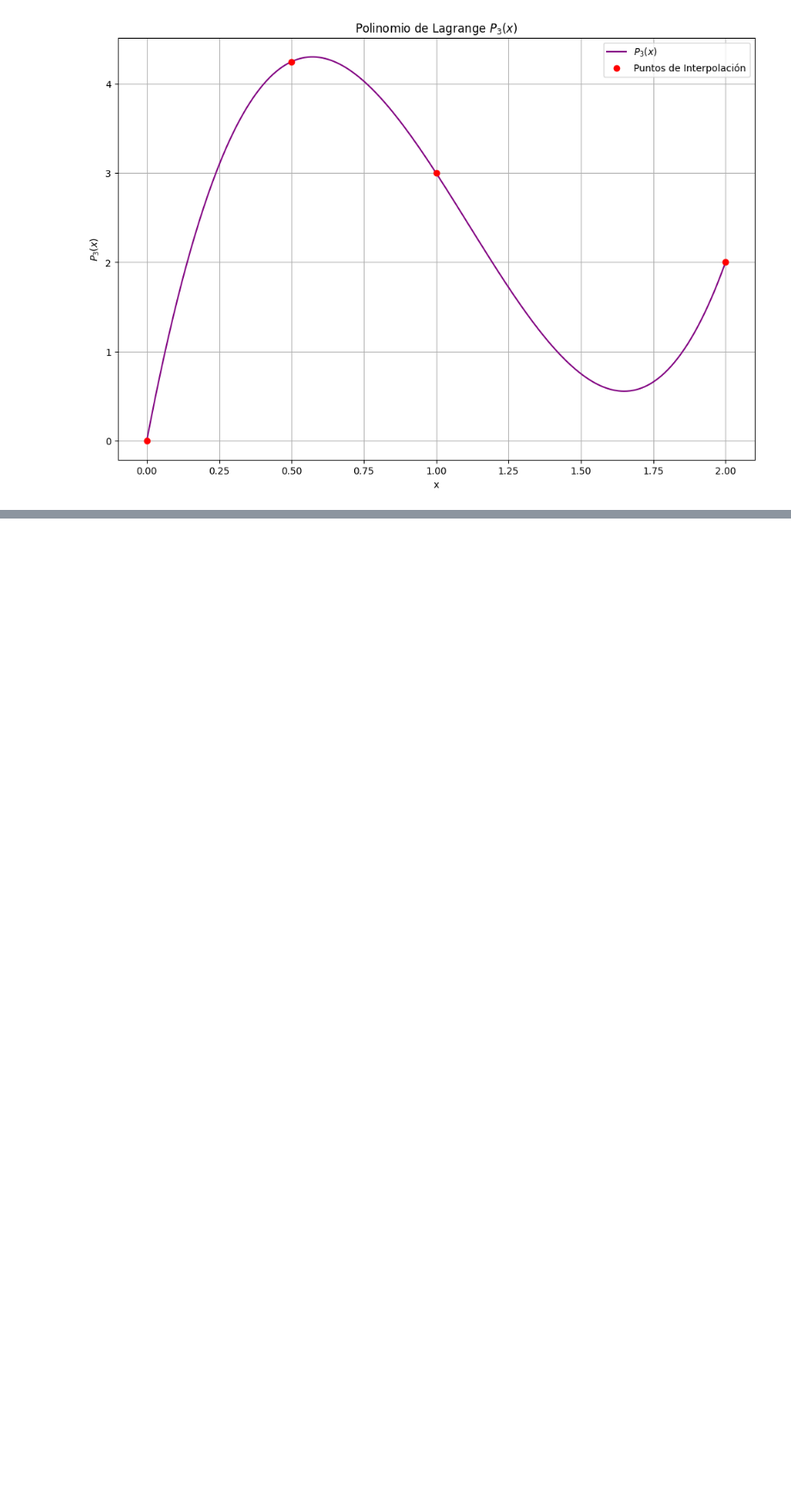
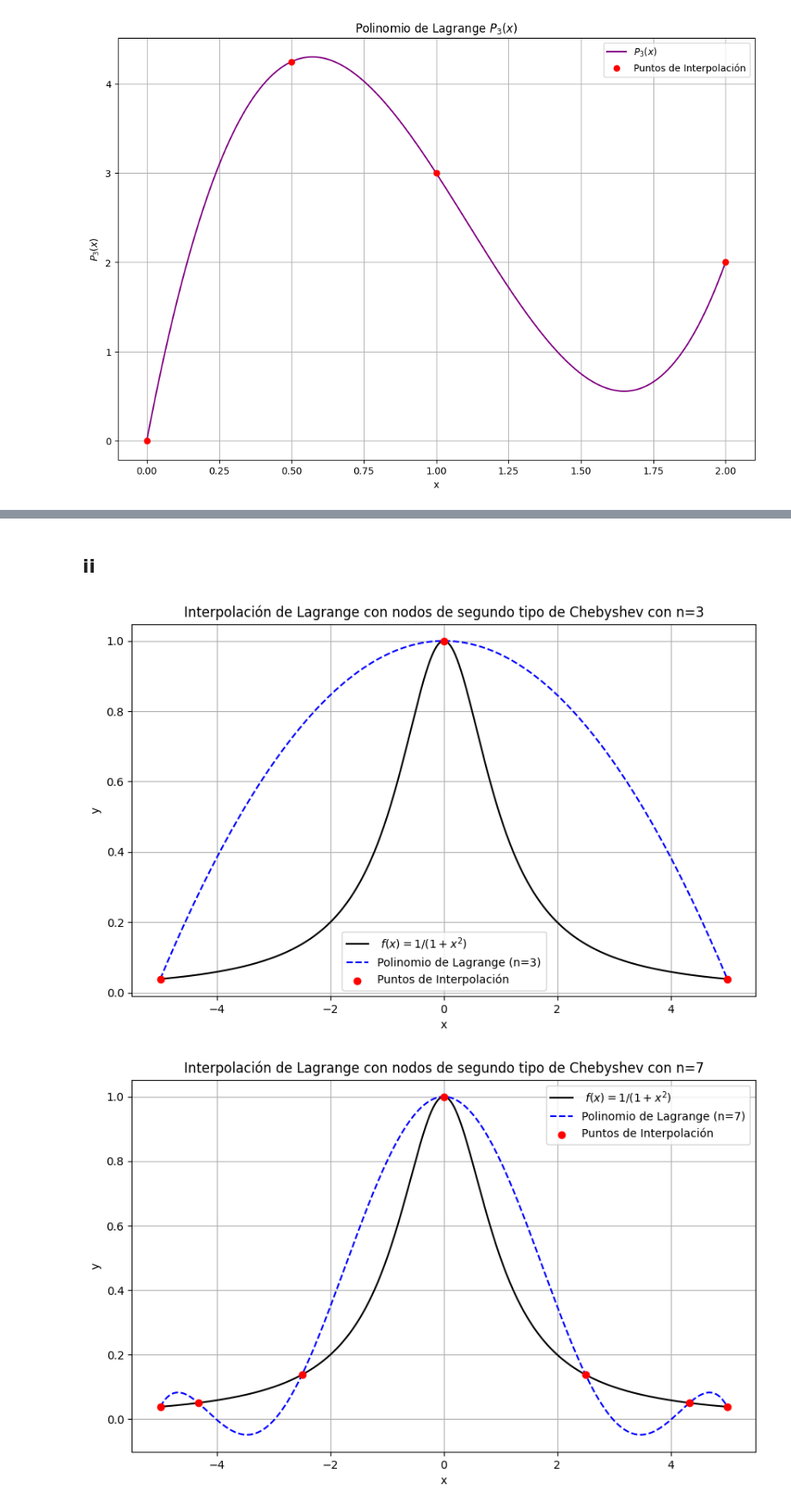
Before and after one commit to gitonina/Numerical-Methods-in-Engineering, a Jupyter notebook: Tareas/Tarea2/tarea2.ipynb, the cells around one changed output, grey strips where cells are left out. Shown at 86% size. Drawn from its saved outputs; the diff is of its cells as text; code cells hidden in the pictures; blank space fills up the shorter version.

```diff
--- a/Tareas/Tarea2/tarea2.ipynb
+++ b/Tareas/Tarea2/tarea2.ipynb
@@ -58,0 +103,42 @@ plt.show()
+# %% [markdown]
+## ii
+# %%
+def f(x):
+    return 1 / (1 + x**2)
+
+n_values = [3, 7, 11, 15, 19]
+max_errors = []
+
+for n in n_values:
+    i = np.arange(n)
+    x_chebyshev = 5 * np.cos(i * np.pi / (n - 1))
+    y_chebyshev = f(x_chebyshev)
+    polinomio_lagrange = lagrange(x_chebyshev, y_chebyshev)
+    x_dense = np.linspace(-5, 5, 1000)
+    y_lagrange = polinomio_lagrange(x_dense)
+    plt.figure(figsize=(10, 6))
+    plt.plot(x_dense, f(x_dense), label=' $f(x) = 1/(1 + x^2)$', color='black')
+    plt.plot(x_dense, y_lagrange, label=f'Polinomio de Lagrange (n={n})', linestyle='--', color='blue')
+    plt.scatter(x_chebyshev, y_chebyshev, color='red', zorder=5, label='Puntos de Interpolación')
+    plt.xlabel('x')
+    plt.ylabel('y')
+    plt.title(f'Interpolación de Lagrange con nodos de segundo tipo de Chebyshev con n={n}')
+    plt.legend()
+    plt.grid(True)
+    plt.show()
+    y_true = f(x_dense)
+    y_lagrange = polinomio_lagrange(x_dense)
+    max_error = np.max(np.abs(y_true - y_lagrange))
+    max_errors.append(max_error)
+
+
+plt.figure(figsize=(10, 6))
+plt.plot(n_values, max_errors, marker='o', color='green')
+plt.xlabel('n ')
+plt.ylabel('Error máximo $\max |f(x) - P(x)|$')
+plt.title('Error máximo en función de n (Nodos de Chebyshev de segundo tipo)')
+plt.grid(True)
+plt.show()
+# %% [output]
+[figure, added]
+[figure, added]
```
Also changed, not shown: parts of 18 cells of this notebook, 3 other files.
